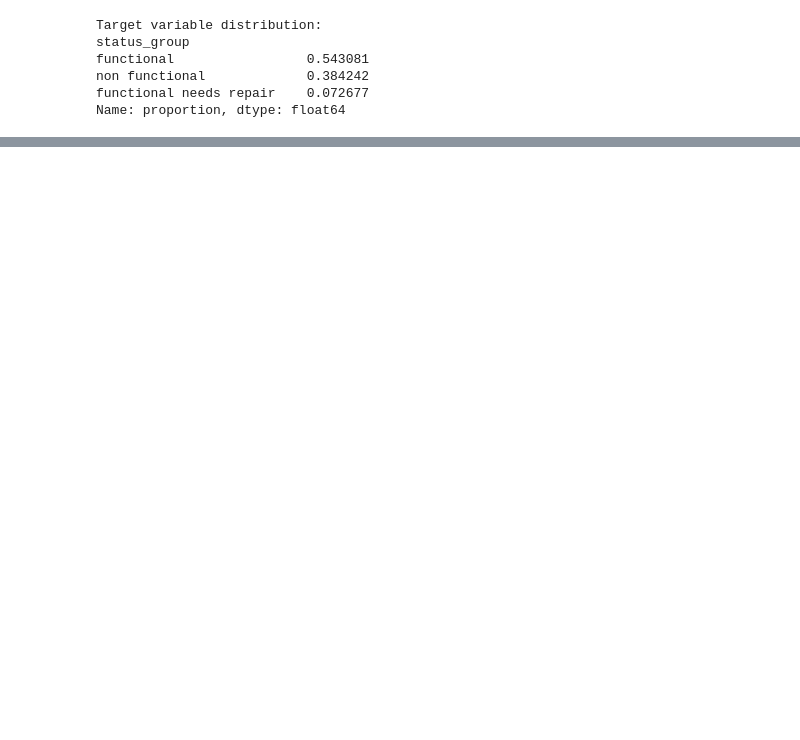
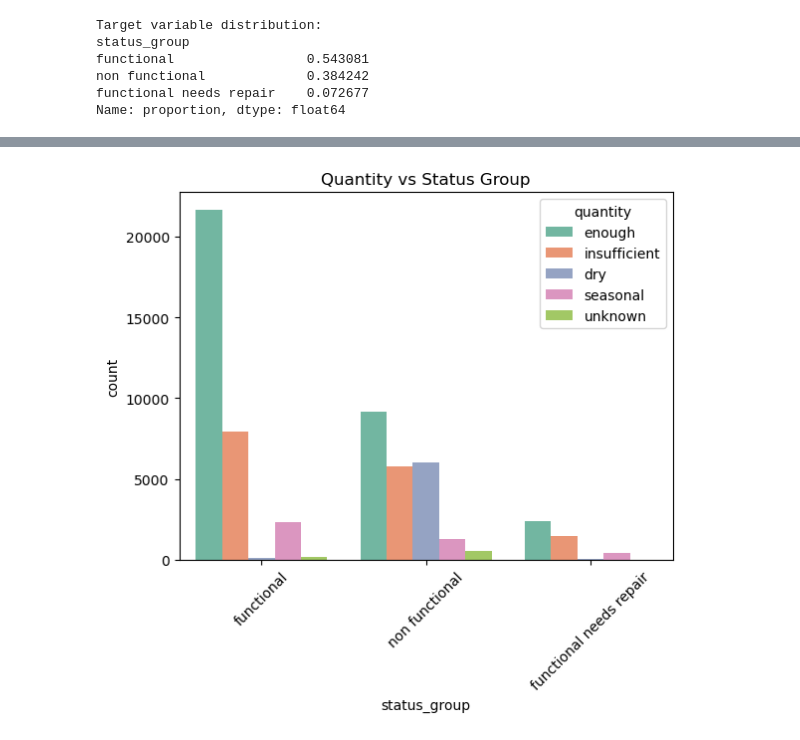
Before and after one commit to KitwanaSh/data_driven_competition, a Jupyter notebook: water_pumps_tz/pump_it_up.ipynb, the cells around one changed output, grey strips where cells are left out. Saved outputs shown, nothing was run; the diff lists cells and outputs as text; code cells hidden in the pictures; blank space fills up the shorter version.

```diff
--- a/water_pumps_tz/pump_it_up.ipynb
+++ b/water_pumps_tz/pump_it_up.ipynb
@@ -123,0 +189,7 @@ Name: proportion, dtype: float64
+# %%
+sns.countplot(data=train_df, x="status_group", hue="quantity", palette="Set2")
+plt.xticks(rotation=45)
+plt.title("Quantity vs Status Group")
+plt.show();
+# %% [output]
+[figure, added]
```
Also changed, not shown: parts of 8 cells of this notebook.
